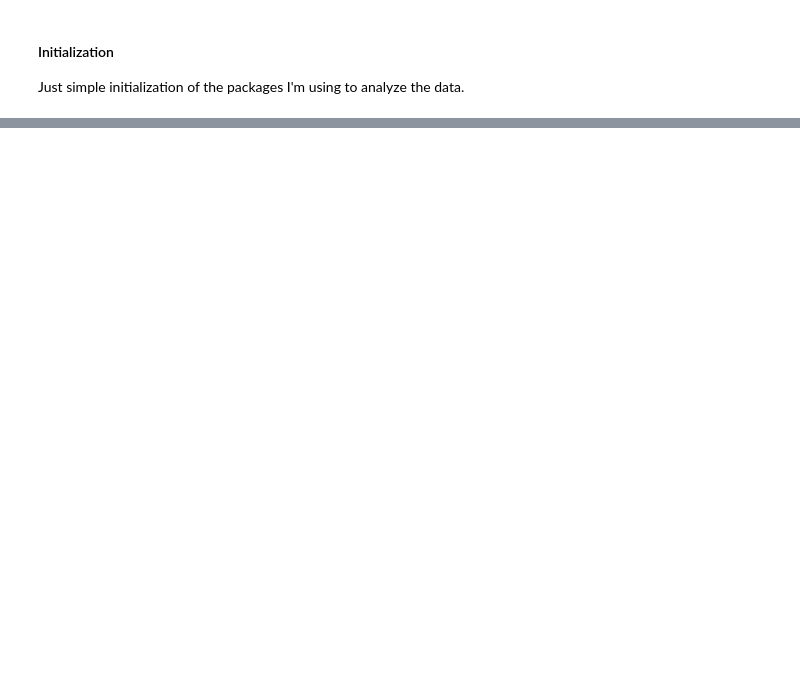
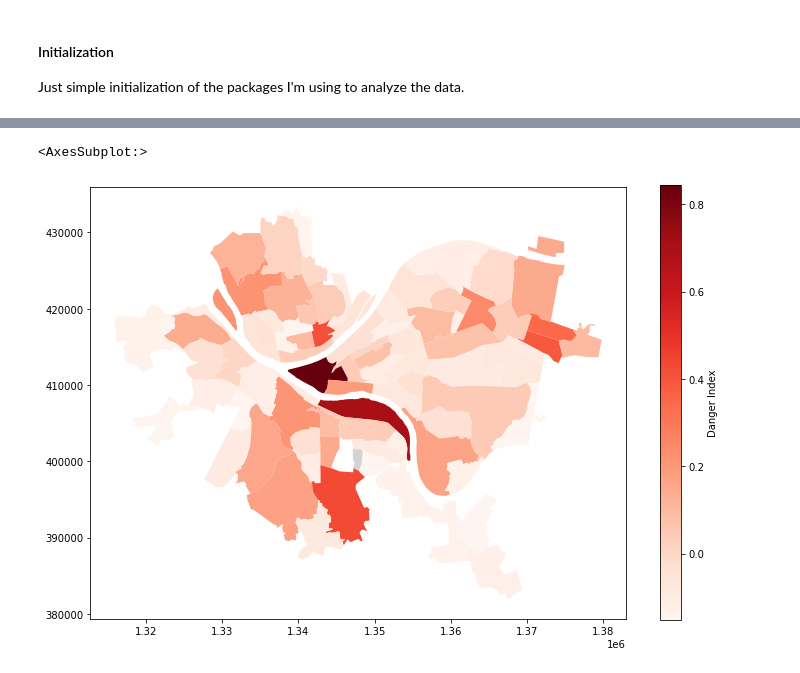
Before and after one commit to siliang0426/cmpinf0010-final, a Jupyter notebook: Arrests.ipynb, the cells around one changed output, grey strips where cells are left out. Cells and saved outputs as stored; diff of their text form; code cells hidden in the pictures; blank space fills up the shorter version.

Commit message:
Finish safety metric for arrest data

```diff
--- a/Arrests.ipynb
+++ b/Arrests.ipynb
@@ -17,7 +21,9 @@ Here, I load the data from a .csv file, remove any invalid values, and then get
 # %%
-arrests = pd.read_csv("https://data.wprdc.org/datastore/dump/e03a89dd-134a-4ee8-a2bd-62c40aeebc6f") # Load data from WPRDC
-arrests = arrests.dropna() # Remove invalid arrest data
-column = "incidentneighborhood".upper()
-neighborhoods = arrests[column].value_counts().sort_values(ascending=True) # Sort neighborhoods by least arrests
-neighborhoods.head(10) # Get ten (10) most "safest" neighborhoods
+arrest_data = pd.read_csv("https://data.wprdc.org/datastore/dump/e03a89dd-134a-4ee8-a2bd-62c40aeebc6f") # Load data from WPRDC
+arrest_data = arrest_data.dropna() # Remove invalid arrest data
+arrest_data.rename(columns={
+    "incidentneighborhood".upper(): "neighborhood" # Rename 'INCIDENTNEIGHBORHOOD' to 'neighborhood'
+}, inplace=True)
+arrests = arrest_data["neighborhood"].value_counts().rename_axis("neighborhood").to_frame("arrests") # Create new dataset with neighborhood and arrests
+arrests.head(10) # List the first ten (10) neighborhoods and their number of arrests
 # %% [output]
@@ -62,0 +45,5 @@ However, to ensure that this metric can be used with the other two (2) metrics,
+# %%
+danger_index = (arrests - arrests.mean()) / (arrests.max() - arrests.min()) # Normalize data
+danger_index = danger_index.rename(columns={"arrests": "danger_index"}) # Rename 'arrests' column to 'danger_index'; Create Danger Index
+safety_index = abs(danger_index - 1).rename(columns={"danger_index": "safety_index"}) # Create safety index from danger index
+safety_index.sort_values(by="safety_index", ascending=False).head(10) # List the first ten (10) neighborhoods and their Safety Index (in descending order)
@@ -62,0 +66,14 @@ However, to ensure that this metric can be used with the other two (2) metrics,
+# %%
+neighborhood_map = gpd.read_file("https://pghgishub-pittsburghpa.opendata.arcgis.com/datasets/dbd133a206cc4a3aa915cb28baa60fd4_0.zip?outSR=%7B%22latestWkid%22%3A2272%2C%22wkid%22%3A102729%7D") # Load neighborhood shapefile
+danger_index_map = neighborhood_map.merge(danger_index, how="left", left_on="hood", right_on="neighborhood") # Create map of the Danger Index
+danger_index_map.plot(
+    column="danger_index", # Plot the Danger Index data
+    cmap="Reds", # Display red colorscale
+    figsize=(12, 8), # Change figure size
+    legend=True, # Display legend
+    missing_kwds={"color": "lightgrey"}, # Display gray for missing data
+    legend_kwds={"label": "Danger Index"} # Label legend
+)
+# %% [output]
+<AxesSubplot:>
+[figure, added]
```
Also changed, not shown: parts of 14 cells of this notebook, 1 other file.
